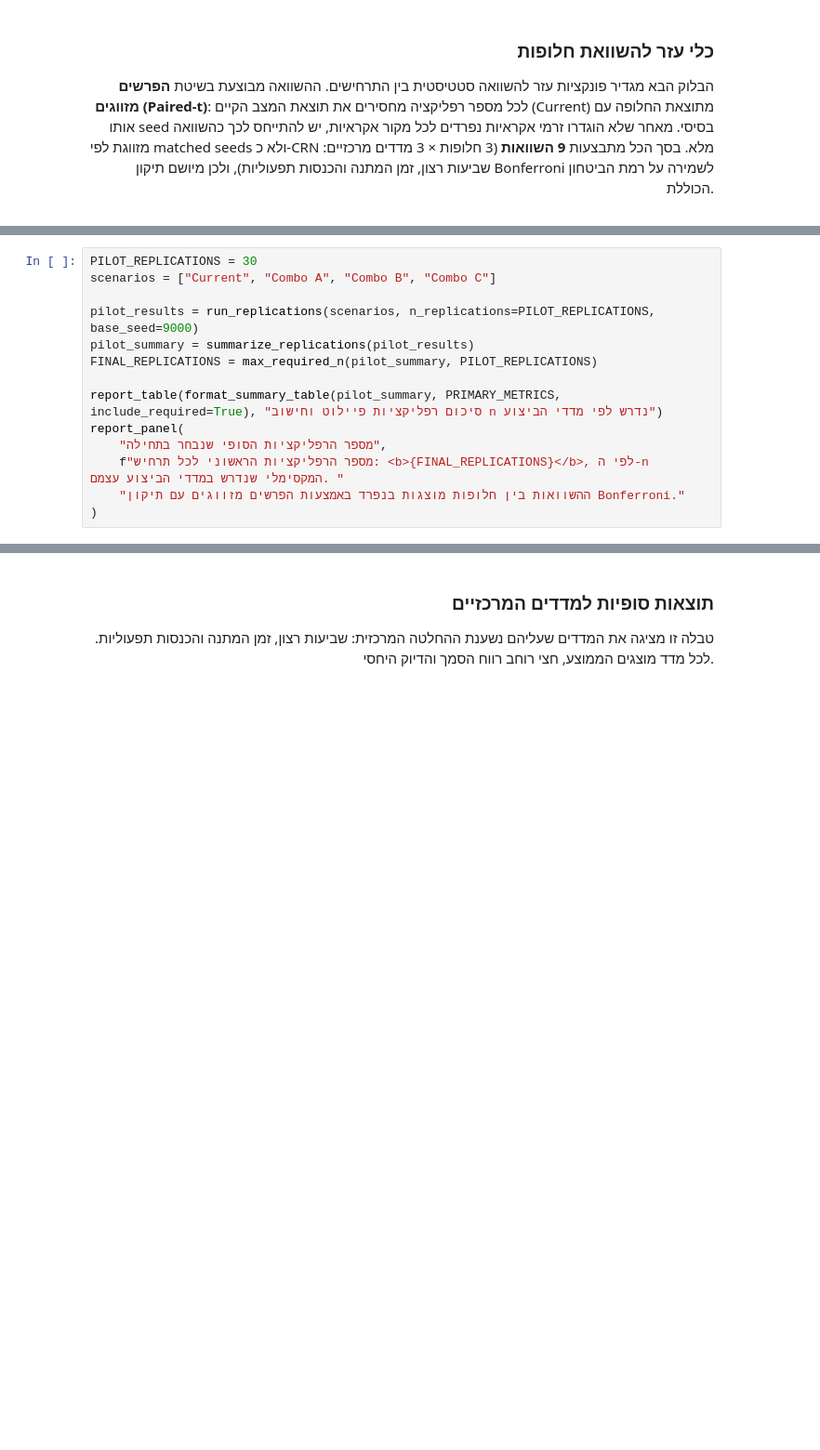
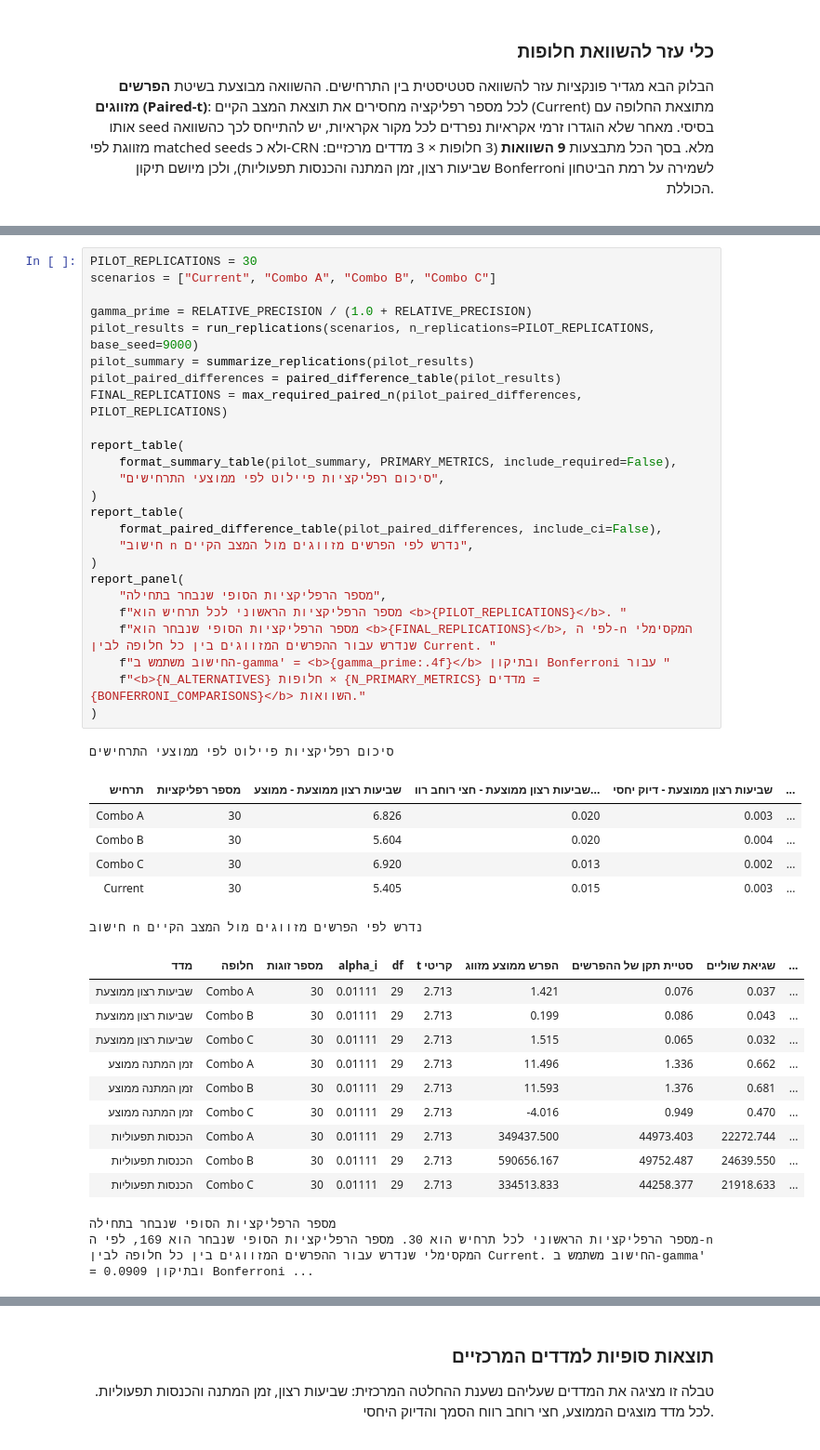
Before and after one commit to elattiass/SimulationPartB, a Jupyter notebook: Queuechella_Colab_Simulation_Report (4).ipynb, the cells around one changed output, grey strips where cells are left out. Shown at 93% size. Cells and saved outputs as stored; diff of their text form; blank space fills up the shorter version.

Commit message:
שינוי לוגיקת בחירת מספר הרצות

```diff
--- a/Queuechella_Colab_Simulation_Report (4).ipynb
+++ b/Queuechella_Colab_Simulation_Report (4).ipynb
@@ -3095,17 +3222,48 @@ def run_final_replications(scenarios, pilot_results, final_n, base_seed=9000):
 # %%
 PILOT_REPLICATIONS = 30
 scenarios = ["Current", "Combo A", "Combo B", "Combo C"]
 
+gamma_prime = RELATIVE_PRECISION / (1.0 + RELATIVE_PRECISION)
 pilot_results = run_replications(scenarios, n_replications=PILOT_REPLICATIONS, base_seed=9000)
 pilot_summary = summarize_replications(pilot_results)
-FINAL_REPLICATIONS = max_required_n(pilot_summary, PILOT_REPLICATIONS)
+pilot_paired_differences = paired_difference_table(pilot_results)
+FINAL_REPLICATIONS = max_required_paired_n(pilot_paired_differences, PILOT_REPLICATIONS)
 
-report_table(format_summary_table(pilot_summary, PRIMARY_METRICS, include_required=True), "סיכום רפליקציות פיילוט וחישוב n נדרש לפי מדדי הביצוע")
+report_table(
+    format_summary_table(pilot_summary, PRIMARY_METRICS, include_required=False),
+    "סיכום רפליקציות פיילוט לפי ממוצעי התרחישים",
+)
+report_table(
+    format_paired_difference_table(pilot_paired_differences, include_ci=False),
+    "חישוב n נדרש לפי הפרשים מזווגים מול המצב הקיים",
+)
 report_panel(
     "מספר הרפליקציות הסופי שנבחר בתחילה",
-    f"מספר הרפליקציות הראשוני לכל תרחיש: <b>{FINAL_REPLICATIONS}</b>, לפי ה-n המקסימלי שנדרש במדדי הביצוע עצמם. "
-    "ההשוואות בין חלופות מוצגות בנפרד באמצעות הפרשים מזווגים עם תיקון Bonferroni."
+    f"מספר הרפליקציות הראשוני לכל תרחיש הוא <b>{PILOT_REPLICATIONS}</b>. "
+    f"מספר הרפליקציות הסופי שנבחר הוא <b>{FINAL_REPLICATIONS}</b>, לפי ה-n המקסימלי שנדרש עבור ההפרשים המזווגים בין כל חלופה לבין Current. "
+    f"החישוב משתמש ב-gamma' = <b>{gamma_prime:.4f}</b> ובתיקון Bonferroni עבור "
+    f"<b>{N_ALTERNATIVES} חלופות × {N_PRIMARY_METRICS} מדדים = {BONFERRONI_COMPARISONS}</b> השוואות."
 )
+# %% [output]
+סיכום רפליקציות פיילוט לפי ממוצעי התרחישים
+| תרחיש | מספר רפליקציות | שביעות רצון ממוצעת - ממוצע | שביעות רצון ממוצעת - חצי רוחב רוו... | שביעות רצון ממוצעת - דיוק יחסי | ... |
+| Combo A | 30 | 6.826 | 0.020 | 0.003 | ... |
+| Combo B | 30 | 5.604 | 0.020 | 0.004 | ... |
+| Combo C | 30 | 6.920 | 0.013 | 0.002 | ... |
+| Current | 30 | 5.405 | 0.015 | 0.003 | ... |
+חישוב n נדרש לפי הפרשים מזווגים מול המצב הקיים
+| מדד | חלופה | מספר זוגות | alpha_i | df | t קריטי | הפרש ממוצע מזווג | סטיית תקן של ההפרשים | שגיאת שוליים | ... |
+| שביעות רצון ממוצעת | Combo A | 30 | 0.01111 | 29 | 2.713 | 1.421 | 0.076 | 0.037 | ... |
+| שביעות רצון ממוצעת | Combo B | 30 | 0.01111 | 29 | 2.713 | 0.199 | 0.086 | 0.043 | ... |
+| שביעות רצון ממוצעת | Combo C | 30 | 0.01111 | 29 | 2.713 | 1.515 | 0.065 | 0.032 | ... |
+| זמן המתנה ממוצע | Combo A | 30 | 0.01111 | 29 | 2.713 | 11.496 | 1.336 | 0.662 | ... |
+| זמן המתנה ממוצע | Combo B | 30 | 0.01111 | 29 | 2.713 | 11.593 | 1.376 | 0.681 | ... |
+| זמן המתנה ממוצע | Combo C | 30 | 0.01111 | 29 | 2.713 | -4.016 | 0.949 | 0.470 | ... |
+| הכנסות תפעוליות | Combo A | 30 | 0.01111 | 29 | 2.713 | 349437.500 | 44973.403 | 22272.744 | ... |
+| הכנסות תפעוליות | Combo B | 30 | 0.01111 | 29 | 2.713 | 590656.167 | 49752.487 | 24639.550 | ... |
+| הכנסות תפעוליות | Combo C | 30 | 0.01111 | 29 | 2.713 | 334513.833 | 44258.377 | 21918.633 | ... |
+מספר הרפליקציות הסופי שנבחר בתחילה
+מספר הרפליקציות הראשוני לכל תרחיש הוא 30. מספר הרפליקציות הסופי שנבחר הוא 169, לפי ה-n המקסימלי שנדרש עבור ההפרשים המזווגים בין כל חלופה לבין Current. החישוב משתמש ב-gamma' = 0.0909 ובתיקון Bonferroni ...
 # %% [markdown]
 <div dir="rtl" style="direction: rtl; text-align: right;">
 
```
Also changed, not shown: parts of 16 cells of this notebook.
